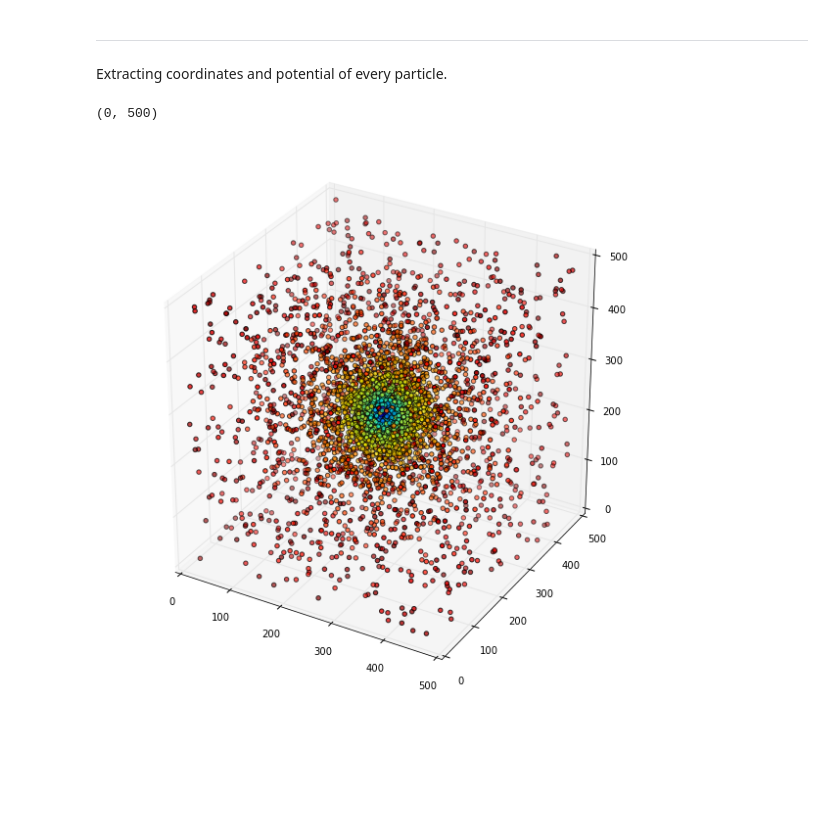
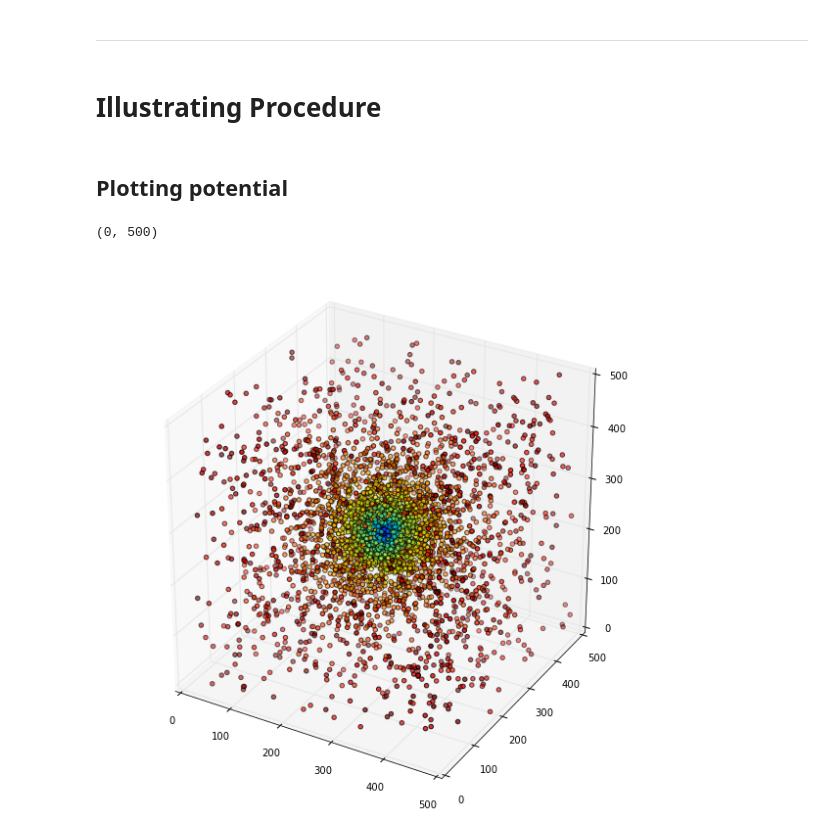
Before and after one commit to sbustamante/CosmologicalBlackHoles, a Jupyter notebook: Codes/minimum_finder.ipynb, the cells around one changed output. Drawn from its saved outputs; the diff is of its cells as text; code cells hidden in the pictures; blank space fills up the shorter version.

```diff
--- a/Codes/minimum_finder.ipynb
+++ b/Codes/minimum_finder.ipynb
@@ -57,19 +57,22 @@ max_snap = 400
 # %% [markdown]
 - - -
-# %% [markdown]
-Extracting coordinates and potential of every particle.
+# %% [markdown]
+# Illustrating Procedure
+# %% [markdown]
+## Plotting potential
 # %%
-Coordinates, Potential, id_bound = snapshot_reader( DataFolder, 'hernq_kick_BH_1e5', snap = 400 )
+Coordinates, Potential, id_bound, r_mp, r_bh = snapshot_reader( DataFolder, 'hernq_kick_BH_1e6', snap = 4 )
 # %%
-fig = plt.figure( figsize = (10,10) )
+fig = plt.figure( figsize = (10,
+                             10) )
 #3D projection
 ax1 = fig.add_subplot( 111, projection='3d' )
 N = np.random.permutation(np.arange(len(Potential)))
 N = N[:5000]
 ax1.scatter( Coordinates[N,0], Coordinates[N,1], Coordinates[N,2], c = Potential[N] )
 ax1.set_xlim( (0,500) )
 ax1.set_ylim( (0,500) )
 ax1.set_zlim( (0,500) )
 # %% [output]
 (0, 500)
-[figure, old version]
+[figure, new version]
```
Also changed, not shown: parts of 25 cells of this notebook, 3 other files.
